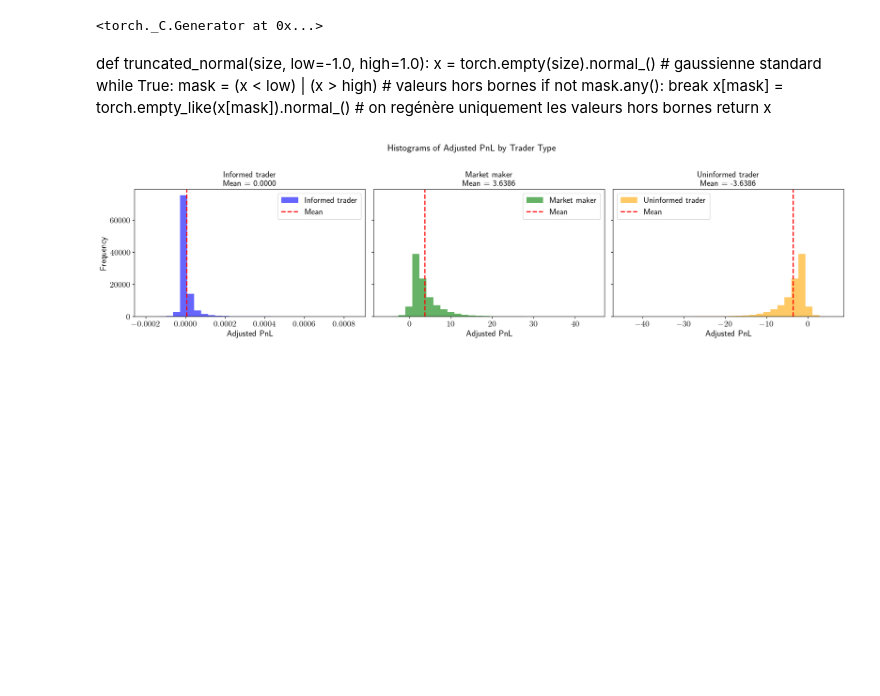
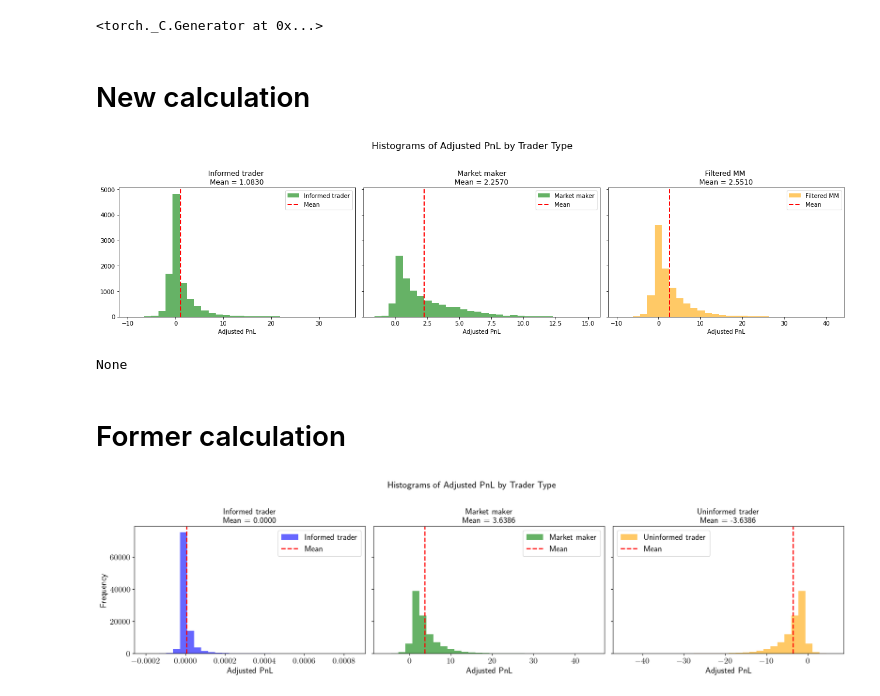
Before and after one commit to AdrienMathieu-eng/Nash-Equilibrium-, a Jupyter notebook: v2_FBSDE_nash.ipynb, the cells around one changed output. Saved outputs shown, nothing was run; the diff lists cells and outputs as text; code cells hidden in the pictures; blank space fills up the shorter version.

```diff
--- a/v2_FBSDE_nash.ipynb
+++ b/v2_FBSDE_nash.ipynb
@@ -653,18 +656,18 @@ None
 # %%
 #need kappa_i big and kappa_u small
 vareps = 0.9
-kappa_u = 0.6 #baseline kappa_u = .1
+kappa_u = 0.1 #baseline kappa_u = .1
 kappa_i = .6 #baseline kappa_i = .9
 k = 1 #baseline k = 1
 zeta = 1
-zeta = zeta/(vareps+kappa_u)
+#zeta = zeta/(vareps+kappa_u)
 k = k
 phi_I =phi_M= 0
 alpha_I = 0
 alpha_M = 0
 eta_a  = 1 #1
 T = 1
-N = 50 #1_000
+N = 1_000
 sigma_a = 5 #5 baseline
 eta_ZM =1 #1
 eta_ZP = 1 #1
@@ -988,12 +948,5 @@ check banach<1
 torch.manual_seed(0)
 # %% [output]
 <torch._C.Generator at 0x...>
-# %% [markdown]
-def truncated_normal(size, low=-1.0, high=1.0):
-    x = torch.empty(size).normal_()  # gaussienne standard
-    while True:
-        mask = (x < low) | (x > high)  # valeurs hors bornes
-        if not mask.any():
-            break
-        x[mask] = torch.empty_like(x[mask]).normal_()  # on regénère uniquement les valeurs hors bornes
-    return x
+# %% [markdown]
+# New calculation
@@ -1000,3 +1119,44 @@ def truncated_normal(size, low=-1.0, high=1.0):
+# %%
+def plot_combined_histograms(pnl_i, pnl_m, pnl_m_hat):
+    fig, axes = plt.subplots(1, 3, figsize=(18, 5), sharey=True)
+
+    # Informed trader
+    mean_i = pnl_i.mean()
+    axes[0].hist(pnl_i, bins=30, alpha=0.6, color='green', label='Informed trader')
+    axes[0].axvline(mean_i, color='red', linestyle='--', linewidth=2, label='Mean')
+    axes[0].set_title(f'Informed trader \nMean = {mean_i:.4f}')
+    axes[0].set_xlabel('Adjusted PnL')
+    axes[0].legend()
+
+
+    # Market maker
+    mean_m = pnl_m.mean()
+    axes[1].hist(pnl_m, bins=30, alpha=0.6, color='green', label='Market maker')
+    axes[1].axvline(mean_m, color='red', linestyle='--', linewidth=2, label='Mean')
+    axes[1].set_title(f'Market maker\nMean = {mean_m:.4f}')
+    axes[1].set_xlabel('Adjusted PnL')
+    axes[1].legend()
+
+    # MM filter
+    mean_m_hat = pnl_m_hat.mean()
+    axes[2].hist(pnl_m_hat, bins=30, alpha=0.6, color='orange', label='Filtered MM')
+    axes[2].axvline(mean_m_hat, color='red', linestyle='--', linewidth=2, label='Mean')
+    axes[2].set_title(f'Filtered MM \nMean = {mean_m_hat:.4f}')
+    axes[2].set_xlabel('Adjusted PnL')
+    axes[2].legend()
+
+    plt.suptitle('Histograms of Adjusted PnL by Trader Type', fontsize=16)
+    plt.tight_layout(rect=[0, 0.03, 1, 0.95])
+    #plt.savefig('figures/combined_histogram_subplots_kappa_inf.pdf', dpi=300, format='pdf')
+    plt.show()
+# %%
+pnl_i, pnl_m, pnl_u, pnl_m_hat,pnl_u_hat =  pnl(nb_iter=10_000)
+print(plot_combined_histograms(pnl_i, pnl_m, pnl_m_hat))
+# %% [output]
+[figure, added]
+None
+# %% [markdown]
+# Former calculation
 # %%
 def truncated_normal(n_steps, n_paths=1, low=-1.0, high=1.0):
     dt = T/n_steps
```
Also changed, not shown: parts of 12 cells of this notebook.
